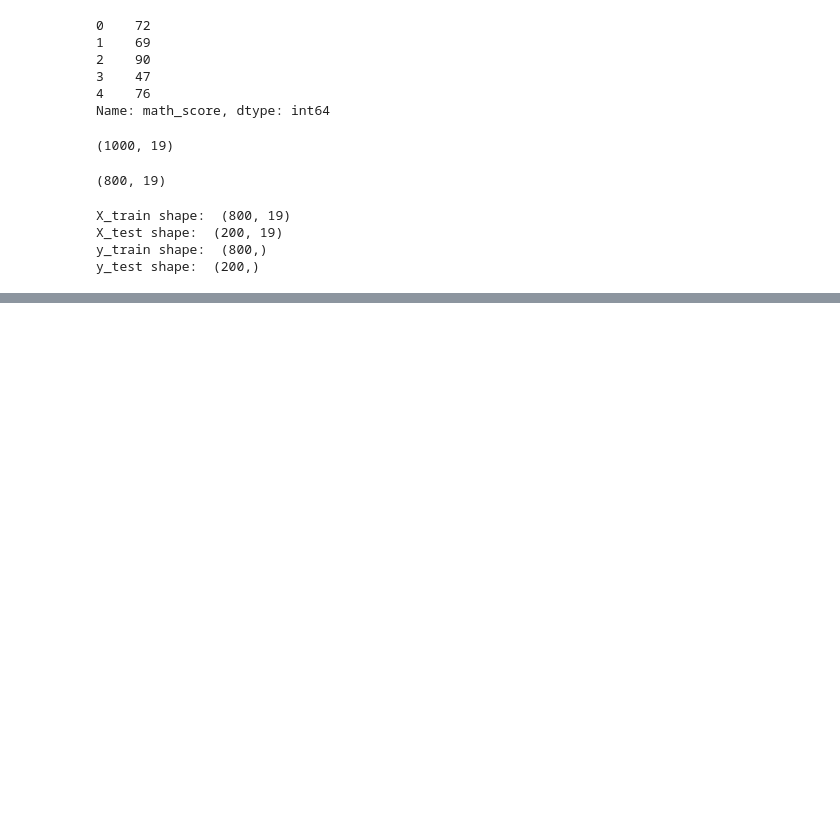
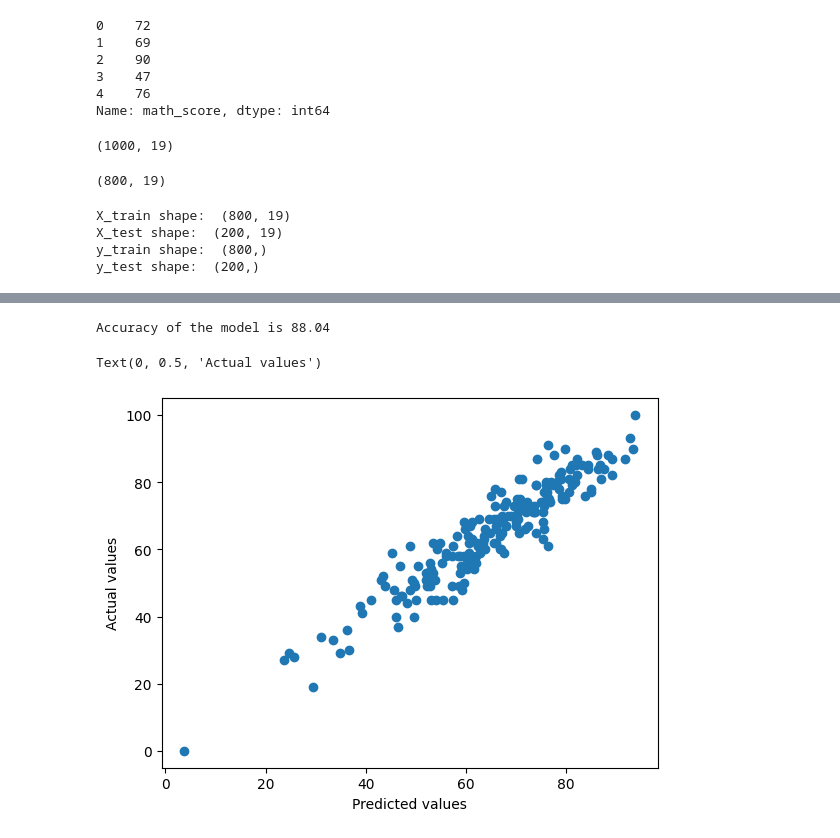
Before and after one commit to bc0537/mlproject, a Jupyter notebook: notebook/MODEL_TRAINING.ipynb, the cells around one changed output, grey strips where cells are left out. Cells and saved outputs as stored; diff of their text form; code cells hidden in the pictures; blank space fills up the shorter version.

```diff
--- a/notebook/MODEL_TRAINING.ipynb
+++ b/notebook/MODEL_TRAINING.ipynb
@@ -118,10 +118,10 @@ y_test shape:  (200,)
 # %%
 # Create an evaluate function to give all metrics after training the model
 
-def evaluate(true,predicted):
+def evaluate_model(true,predicted):
     mae=mean_absolute_error(true,predicted)
     mse=mean_squared_error(true,predicted)
     rmse=np.sqrt(mse)
     r2_squared=r2_score(true,predicted)
-    return mae,mse,rmse,r2_squared
+    return mae,rmse,r2_squared
 # %%
@@ -175,0 +205,21 @@ ValueError: too many values to unpack (expected 3)
+# %%
+# Linear Regression
+lin_model=LinearRegression()
+lin_model=lin_model.fit(X_train,y_train)
+
+y_pred=lin_model.predict(X_test)
+
+score=r2_score(y_test,y_pred)*100
+
+print("Accuracy of the model is %.2f"%score)
+# %% [output]
+Accuracy of the model is 88.04
+# %%
+# plot y_pred y_test
+
+plt.scatter(y_pred,y_test)
+plt.xlabel("Predicted values")
+plt.ylabel("Actual values")
+# %% [output]
+Text(0, 0.5, 'Actual values')
+[figure, added]
```
Also changed, not shown: parts of 3 cells of this notebook, 6 other files.
